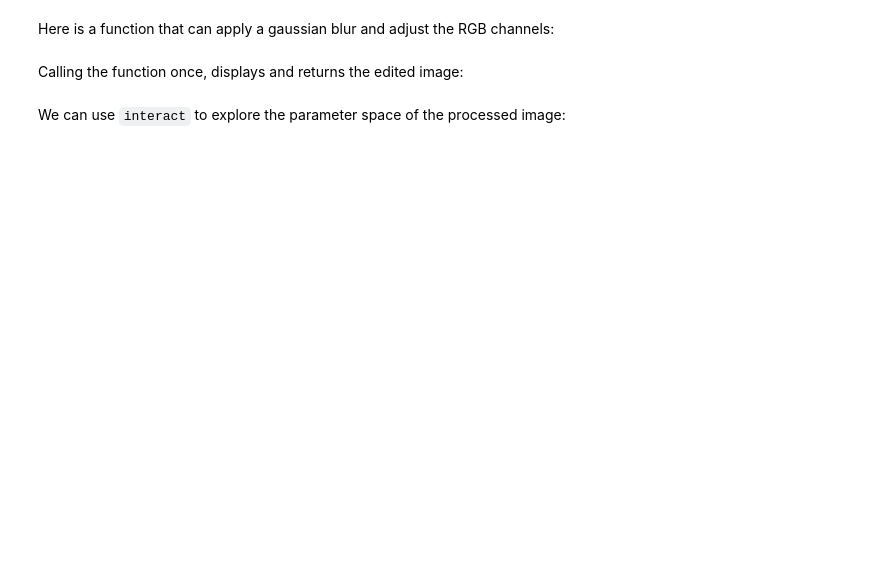
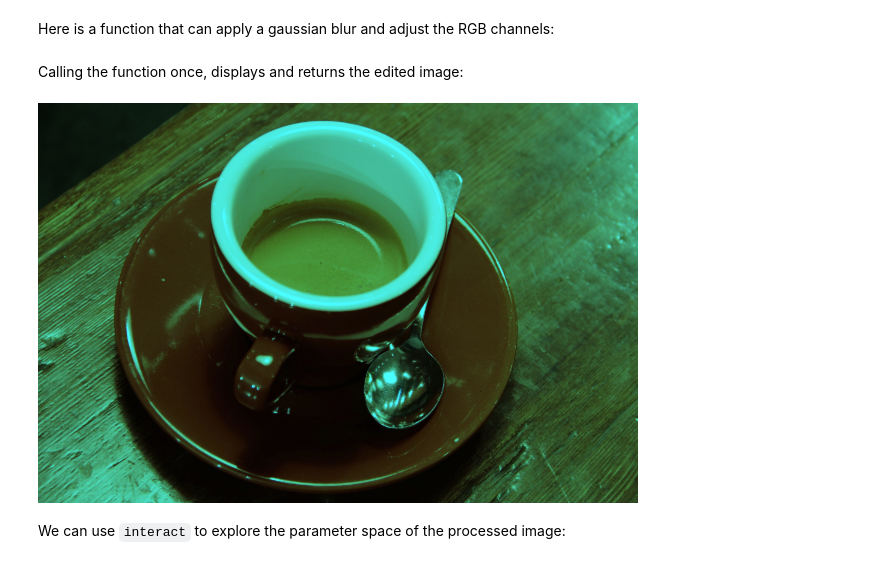
Before and after one commit to ellisonbg/talk-2014, a Jupyter notebook: Interaction.ipynb, the cells around one changed output. Saved outputs shown, nothing was run; the diff lists cells and outputs as text; code cells hidden in the pictures; blank space fills up the shorter version.

```diff
--- a/Interaction.ipynb
+++ b/Interaction.ipynb
@@ -62,7 +64,9 @@ def edit_image(image, sigma=0.1, r=1.0, g=1.0, b=1.0):
 # %% [markdown]
 Calling the function once, displays and returns the edited image:
 # %%
-new_i = edit_image(i, 0.5, r=0.5);
+new_i = edit_image(i, 0.5, r=0.3);
+# %% [output]
+[figure, added]
 # %% [markdown]
 We can use `interact` to explore the parameter space of the processed image:
 # %%
```
Also changed, not shown: parts of 2 cells of this notebook, 4 other files.
